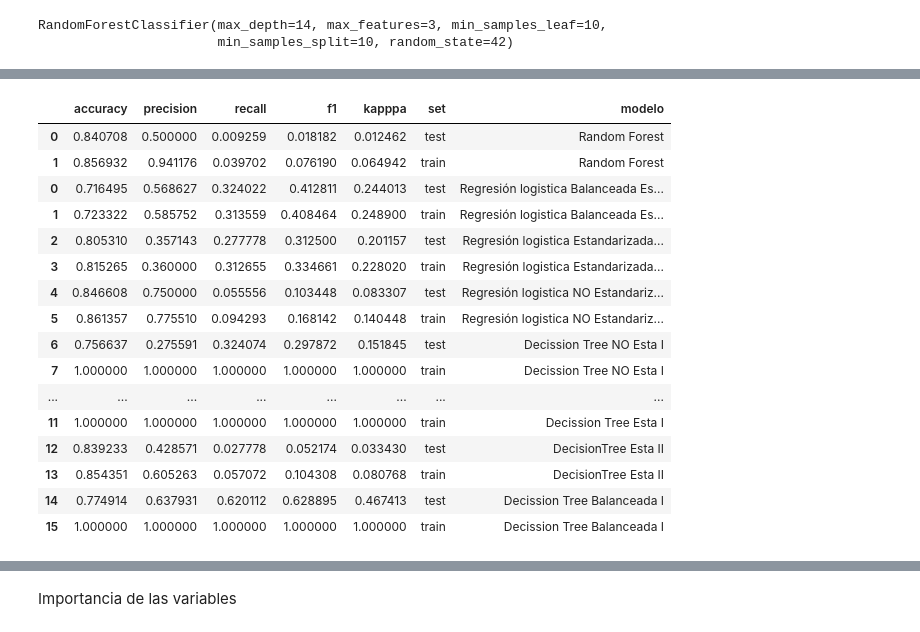
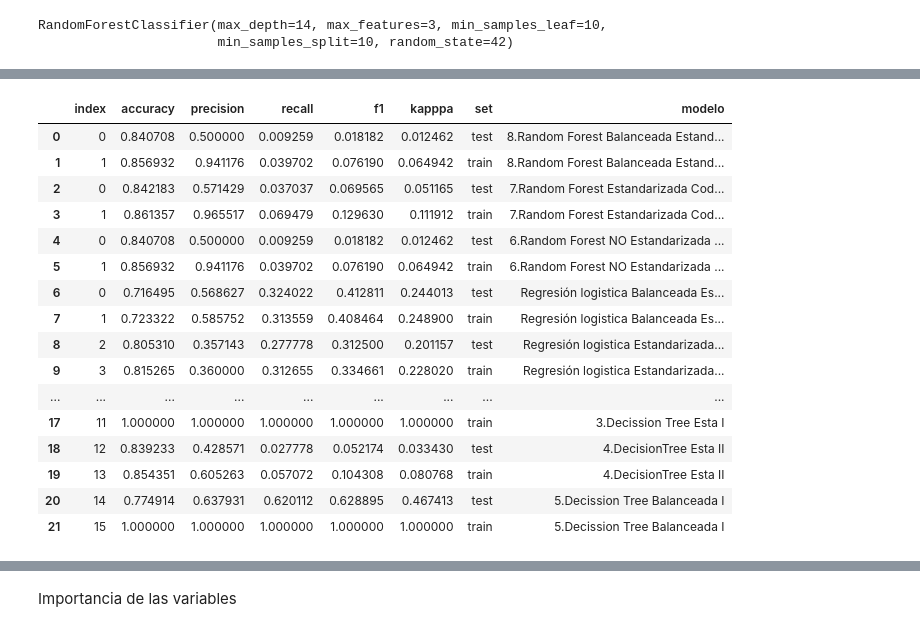
Before and after one commit to Adalab/DA-modulo-3-sprint-1-ana-anak, a Jupyter notebook: regresion-logistica/06-RLOG_Random_Forest.ipynb, the cells around one changed output, grey strips where cells are left out. Saved outputs shown, nothing was run; the diff lists cells and outputs as text; code cells hidden in the pictures.

Commit message:
forest

```diff
--- a/regresion-logistica/06-RLOG_Random_Forest.ipynb
+++ b/regresion-logistica/06-RLOG_Random_Forest.ipynb
@@ -459,7 +459,7 @@ y_pred_train_rf3 = bosque3.predict(x_train3)
 # %%
 # sacamos las métricas para ver si hay overfitting o unerfitting, para modificar la profundidad en función de estos resultados
 
-dt_results3 = metricas(y_test3, y_pred_test_rf3,y_train3,  y_pred_train_rf3, "Random Forest Balanceada Estandarizada")
+dt_results3 = metricas(y_test3, y_pred_test_rf3,y_train3,  y_pred_train_rf3, "8.Random Forest Balanceada Estandarizada")
 dt_results3
 # %% [output]
 |  | accuracy | precision | recall | f1 | kapppa | set | modelo |
@@ -492,23 +492,23 @@ df_LR_DT_results3
 # %%
 # concatenamos el csv anterior con los resultados obtenidos en este modelo
 
-df_todos_resultados3 = pd.concat([dt_results3, df_LR_DT_results2], axis = 0)
+df_todos_resultados3 = pd.concat([dt_results3, df_LR_DT_results3], axis = 0).reset_index()
 df_todos_resultados3
 # %% [output]
-|  | accuracy | precision | recall | f1 | kapppa | set | modelo |
-| 0 | 0.840708 | 0.500000 | 0.009259 | 0.018182 | 0.012462 | test | Random Forest |
-| 1 | 0.856932 | 0.941176 | 0.039702 | 0.076190 | 0.064942 | train | Random Forest |
-| 0 | 0.716495 | 0.568627 | 0.324022 | 0.412811 | 0.244013 | test | Regresión logistica Balanceada Es... |
-| 1 | 0.723322 | 0.585752 | 0.313559 | 0.408464 | 0.248900 | train | Regresión logistica Balanceada Es... |
-| 2 | 0.805310 | 0.357143 | 0.277778 | 0.312500 | 0.201157 | test | Regresión logistica Estandarizada... |
-| 3 | 0.815265 | 0.360000 | 0.312655 | 0.334661 | 0.228020 | train | Regresión logistica Estandarizada... |
-| 4 | 0.846608 | 0.750000 | 0.055556 | 0.103448 | 0.083307 | test | Regresión logistica NO Estandariz... |
-| 5 | 0.861357 | 0.775510 | 0.094293 | 0.168142 | 0.140448 | train | Regresión logistica NO Estandariz... |
-| 6 | 0.756637 | 0.275591 | 0.324074 | 0.297872 | 0.151845 | test | Decission Tree NO Esta I |
-| 7 | 1.000000 | 1.000000 | 1.000000 | 1.000000 | 1.000000 | train | Decission Tree NO Esta I |
-| ... | ... | ... | ... | ... | ... | ... | ... |
-| 11 | 1.000000 | 1.000000 | 1.000000 | 1.000000 | 1.000000 | train | Decission Tree Esta I |
-| 12 | 0.839233 | 0.428571 | 0.027778 | 0.052174 | 0.033430 | test | DecisionTree Esta II |
-| 13 | 0.854351 | 0.605263 | 0.057072 | 0.104308 | 0.080768 | train | DecisionTree Esta II |
-| 14 | 0.774914 | 0.637931 | 0.620112 | 0.628895 | 0.467413 | test | Decission Tree Balanceada I |
-| 15 | 1.000000 | 1.000000 | 1.000000 | 1.000000 | 1.000000 | train | Decission Tree Balanceada I |
+|  | index | accuracy | precision | recall | f1 | kapppa | set | modelo |
+| 0 | 0 | 0.840708 | 0.500000 | 0.009259 | 0.018182 | 0.012462 | test | 8.Random Forest Balanceada Estand... |
+| 1 | 1 | 0.856932 | 0.941176 | 0.039702 | 0.076190 | 0.064942 | train | 8.Random Forest Balanceada Estand... |
+| 2 | 0 | 0.842183 | 0.571429 | 0.037037 | 0.069565 | 0.051165 | test | 7.Random Forest Estandarizada Cod... |
+| 3 | 1 | 0.861357 | 0.965517 | 0.069479 | 0.129630 | 0.111912 | train | 7.Random Forest Estandarizada Cod... |
+| 4 | 0 | 0.840708 | 0.500000 | 0.009259 | 0.018182 | 0.012462 | test | 6.Random Forest NO Estandarizada ... |
+| 5 | 1 | 0.856932 | 0.941176 | 0.039702 | 0.076190 | 0.064942 | train | 6.Random Forest NO Estandarizada ... |
+| 6 | 0 | 0.716495 | 0.568627 | 0.324022 | 0.412811 | 0.244013 | test | Regresión logistica Balanceada Es... |
+| 7 | 1 | 0.723322 | 0.585752 | 0.313559 | 0.408464 | 0.248900 | train | Regresión logistica Balanceada Es... |
+| 8 | 2 | 0.805310 | 0.357143 | 0.277778 | 0.312500 | 0.201157 | test | Regresión logistica Estandarizada... |
+| 9 | 3 | 0.815265 | 0.360000 | 0.312655 | 0.334661 | 0.228020 | train | Regresión logistica Estandarizada... |
+| ... | ... | ... | ... | ... | ... | ... | ... | ... |
+| 17 | 11 | 1.000000 | 1.000000 | 1.000000 | 1.000000 | 1.000000 | train | 3.Decission Tree Esta I |
+| 18 | 12 | 0.839233 | 0.428571 | 0.027778 | 0.052174 | 0.033430 | test | 4.DecisionTree Esta II |
+| 19 | 13 | 0.854351 | 0.605263 | 0.057072 | 0.104308 | 0.080768 | train | 4.DecisionTree Esta II |
+| 20 | 14 | 0.774914 | 0.637931 | 0.620112 | 0.628895 | 0.467413 | test | 5.Decission Tree Balanceada I |
+| 21 | 15 | 1.000000 | 1.000000 | 1.000000 | 1.000000 | 1.000000 | train | 5.Decission Tree Balanceada I |
```
Also changed, not shown: parts of 9 cells of this notebook, 3 other files.
